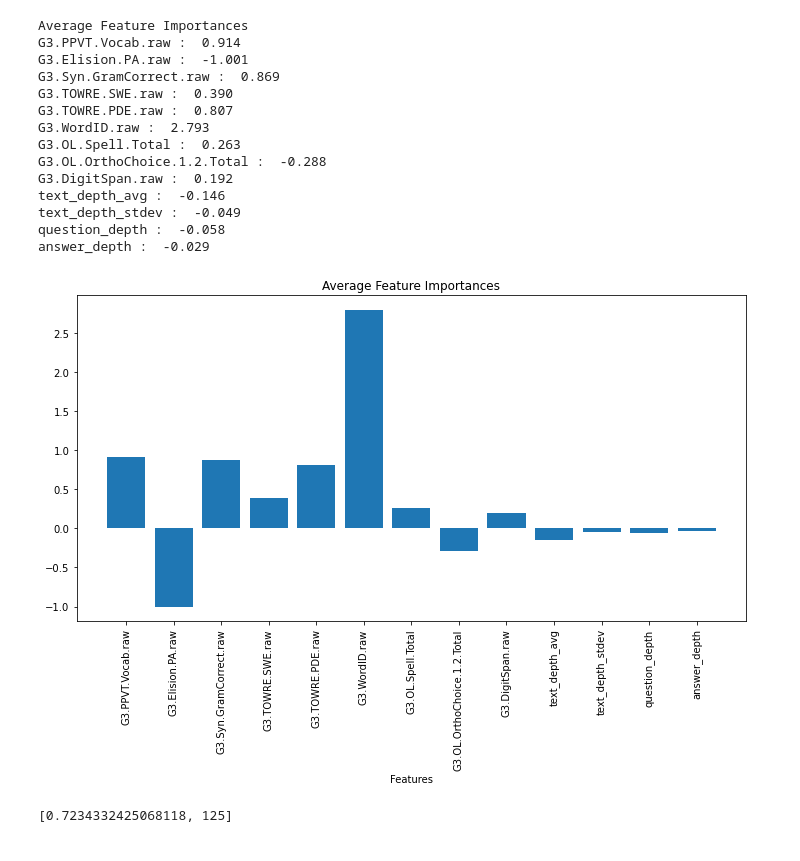
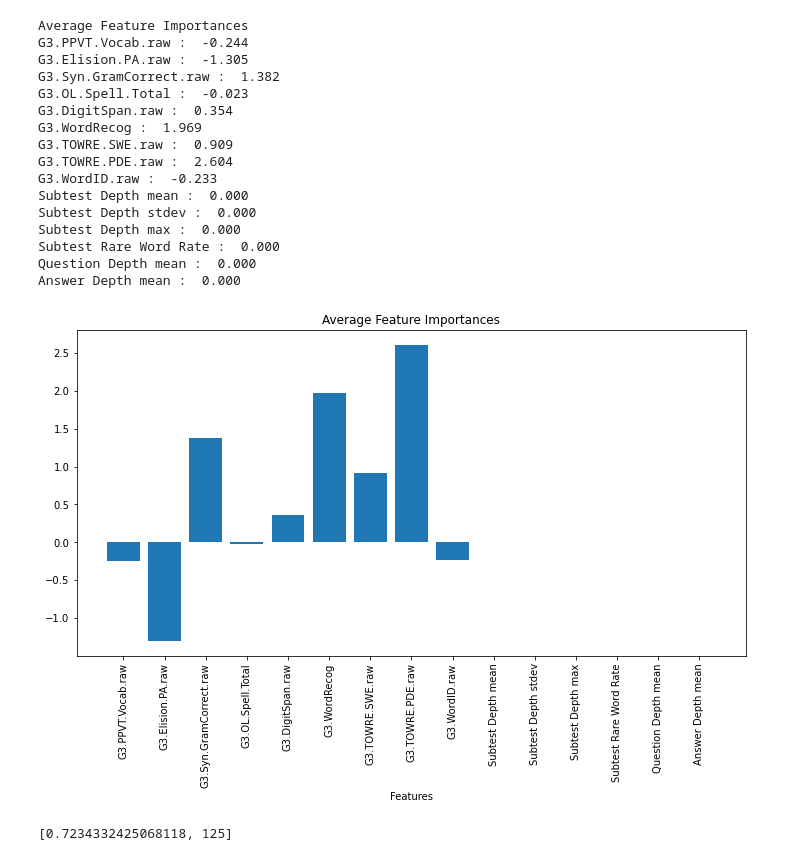
Before and after one commit to EdTeKLA/ComprehensionScorePredictor, a Jupyter notebook: code/correctness_pred/model.ipynb, the cells around one changed output. Drawn from its saved outputs; the diff is of its cells as text; code cells hidden in the pictures.

```diff
--- a/code/correctness_pred/model.ipynb
+++ b/code/correctness_pred/model.ipynb
@@ -31,0 +23,17 @@ print(data[0][0])
+# %%
+def get_entries(data, index):
+    new_data = []
+    print(len(index))
+#     print(index[500])
+    for i in index:
+        new_data.append(data[i])
+    return new_data
+
+labels = []
+for entry in data:
+    labels.append(entry[-1])
+
+skf = StratifiedKFold(n_splits=5, random_state=1, shuffle=True)
+
+for train_index, test_index in skf.split(data,labels):
+    print(get_entries(data,[]))
@@ -178,7 +204,8 @@ def evaluate(model, data, criterion, matrix=False):
 
         rec = recall(predictions, data['y'])
 
-        confusion_matrix(predictions, data['y'])
+        if matrix:
+            confusion_matrix(predictions, data['y'])
 
 #         print(f"Number of positives: {(data[4]==1).sum()}")
 #         print(f"Number of negatives: {(data[4]==0).sum()}")
@@ -188,13 +276,13 @@ def evaluate(model, data, criterion, matrix=False):
 # %%
-max_epochs = 225
+max_epochs = 300
 ep_log_interval = 25
 lrn_rate = 0.001
 sentence_dim = 64
-skill_dim = 13
+skill_dim = 15
 dropout = 0.1
 
 net = BertModel(sentence_dim, skill_dim, dropout)
-criterion = nn.BCEWithLogitsLoss() #BCEWithLogitsLoss()
+criterion = nn.BCEWithLogitsLoss()
 optimizer = optim.Adam(net.parameters(), lr=lrn_rate)
 train_ds = create_tensors(train_data)
 test_ds = create_tensors(test_data)
@@ -267,36 +355,38 @@ print(attr)
 # %%
 
 # attr = attr[0].detach().numpy()
 from matplotlib import pyplot as plt
 
 def visualize_importances(feature_names, importances, title="Average Feature Importances", plot=True, axis_title="Features"):
     print(title)
     for i in range(len(feature_names)):
         print(feature_names[i], ": ", '%.3f'%(importances[i]))
     x_pos = (np.arange(len(feature_names)))
     if plot:
         plt.figure(figsize=(12,6))
         plt.bar(x_pos, importances, align='center')
         plt.xticks(x_pos, feature_names, rotation='vertical')
         plt.xlabel(axis_title)
         plt.title(title)
-visualize_importances(feature_names+['text_depth_avg','text_depth_stdev','question_depth','answer_depth',], np.mean(attr, axis=0))
+visualize_importances(feature_names, np.mean(attr, axis=0))
 # %% [output]
 Average Feature Importances
-G3.PPVT.Vocab.raw :  0.914
-G3.Elision.PA.raw :  -1.001
-G3.Syn.GramCorrect.raw :  0.869
-G3.TOWRE.SWE.raw :  0.390
-G3.TOWRE.PDE.raw :  0.807
-G3.WordID.raw :  2.793
-G3.OL.Spell.Total :  0.263
-G3.OL.OrthoChoice.1.2.Total :  -0.288
-G3.DigitSpan.raw :  0.192
-text_depth_avg :  -0.146
-text_depth_stdev :  -0.049
-question_depth :  -0.058
-answer_depth :  -0.029
+G3.PPVT.Vocab.raw :  -0.244
+G3.Elision.PA.raw :  -1.305
+G3.Syn.GramCorrect.raw :  1.382
+G3.OL.Spell.Total :  -0.023
+G3.DigitSpan.raw :  0.354
+G3.WordRecog :  1.969
+G3.TOWRE.SWE.raw :  0.909
+G3.TOWRE.PDE.raw :  2.604
+G3.WordID.raw :  -0.233
+Subtest Depth mean :  0.000
+Subtest Depth stdev :  0.000
+Subtest Depth max :  0.000
+Subtest Rare Word Rate :  0.000
+Question Depth mean :  0.000
+Answer Depth mean :  0.000
-[figure, old version]
+[figure, new version]
 # %%
 print(f1_max)
 # %% [output]
```
Also changed, not shown: parts of 8 cells of this notebook.
